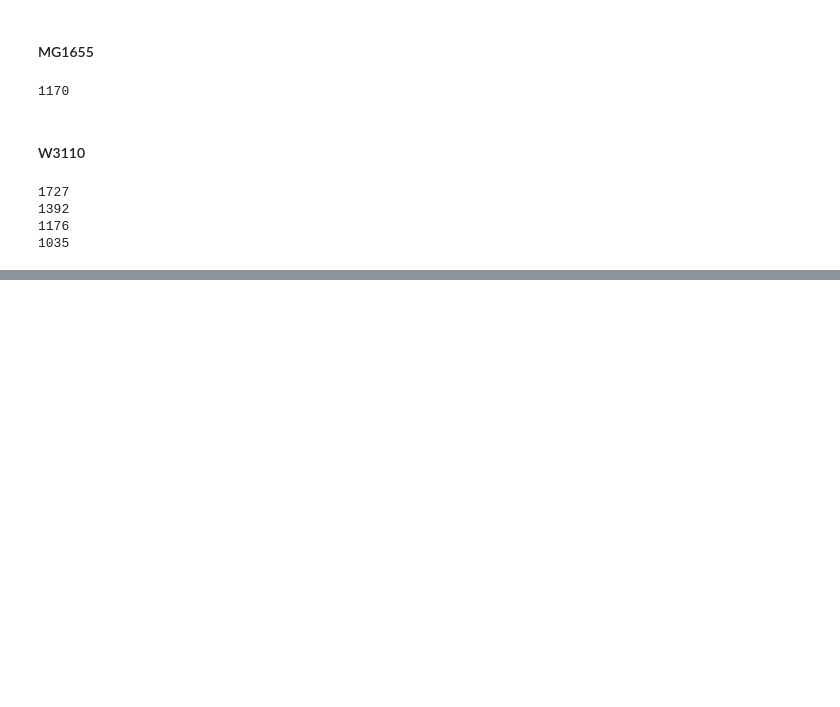
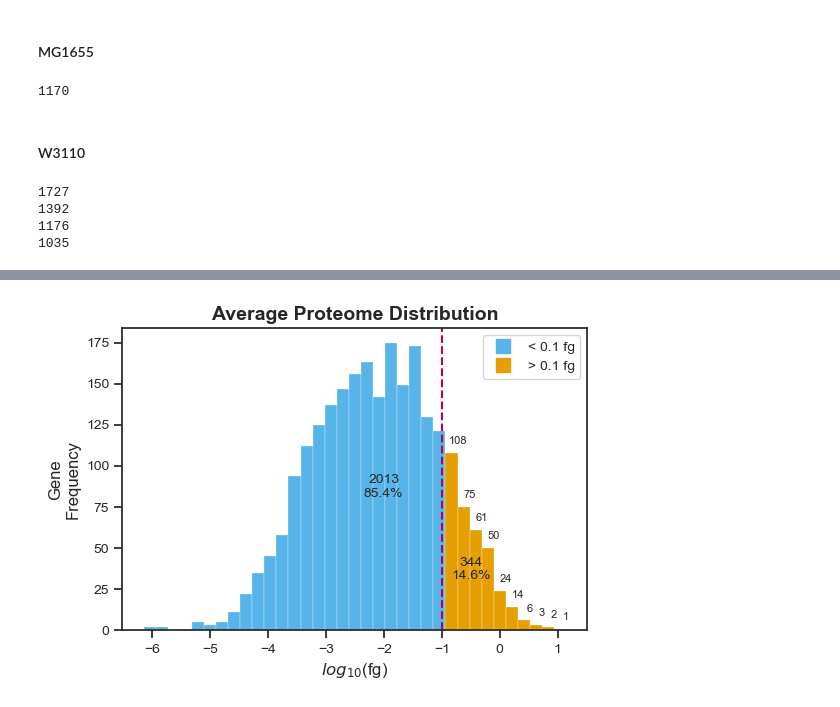
Before and after one commit to utrillalab/Cell_Resource_Minimization_Strategies, a Jupyter notebook: src/Genome_vs_proteome.ipynb, the cells around one changed output, grey strips where cells are left out. Cells and saved outputs as stored; diff of their text form; code cells hidden in the pictures; blank space fills up the shorter version.

```diff
--- a/src/Genome_vs_proteome.ipynb
+++ b/src/Genome_vs_proteome.ipynb
@@ -148,0 +239,4 @@ plot_perc_load(prot_load, prot_perc, conditions = representative_conditions,
+# %%
+distribucion_prot = pd.DataFrame({'Gen':proteomic_data.Bnumber,'Promedio':proteomic_data.iloc[:,2:24].T.mean(),'STD':proteomic_data.iloc[:,2:24].T.std()})
+# %%
+distribucion_prot = distribucion_prot.sort_values(by='Promedio',ascending=False).reset_index().drop(columns=['index'])
@@ -148,0 +252,4 @@ plot_perc_load(prot_load, prot_perc, conditions = representative_conditions,
+# %%
+plot_distribution(distribucion_prot, 'Promedio', eng=True) # Cambiar distribución_prot por distribución_glc, y otras
+# %% [output]
+[figure, added]
```
Also changed, not shown: parts of 41 cells of this notebook, 4 other files.
